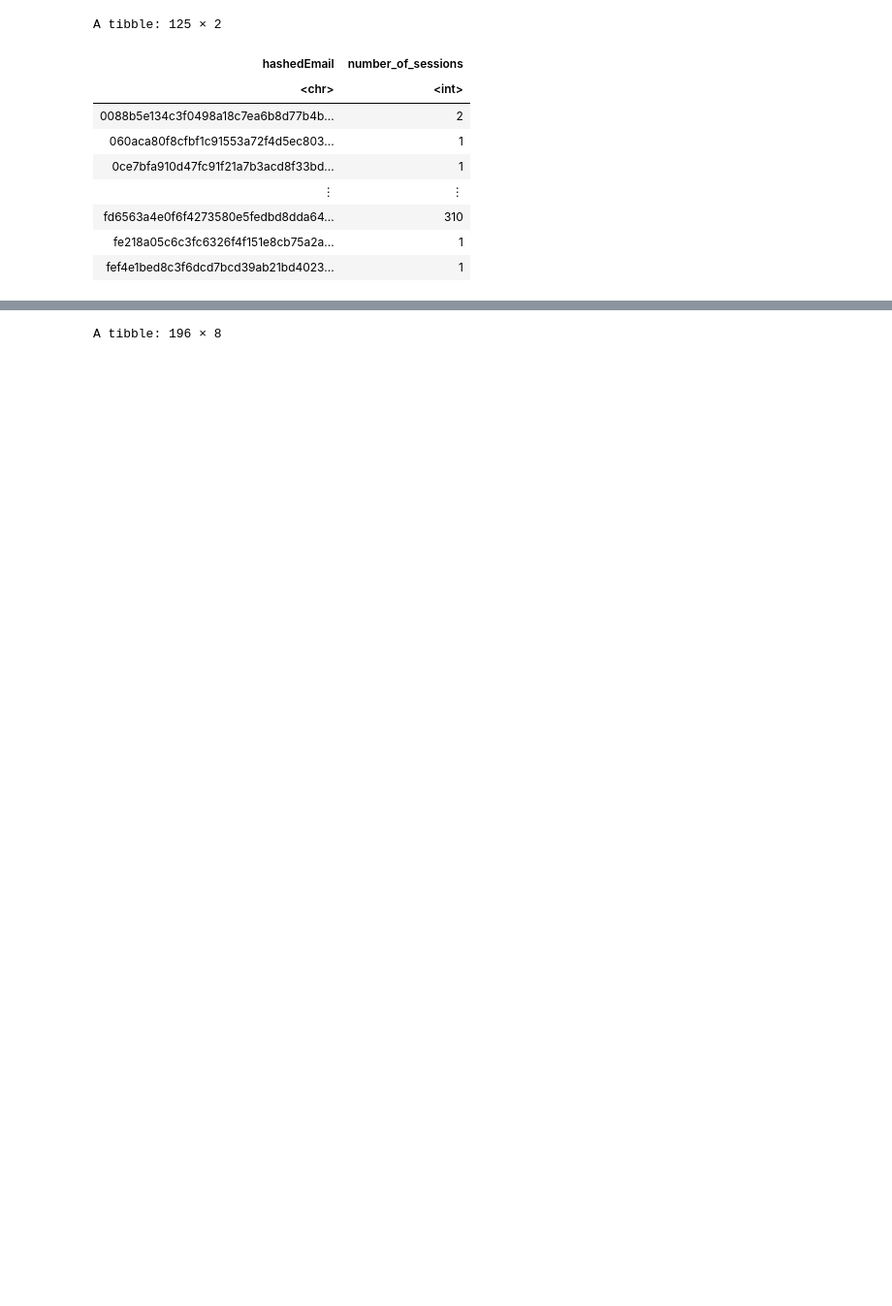
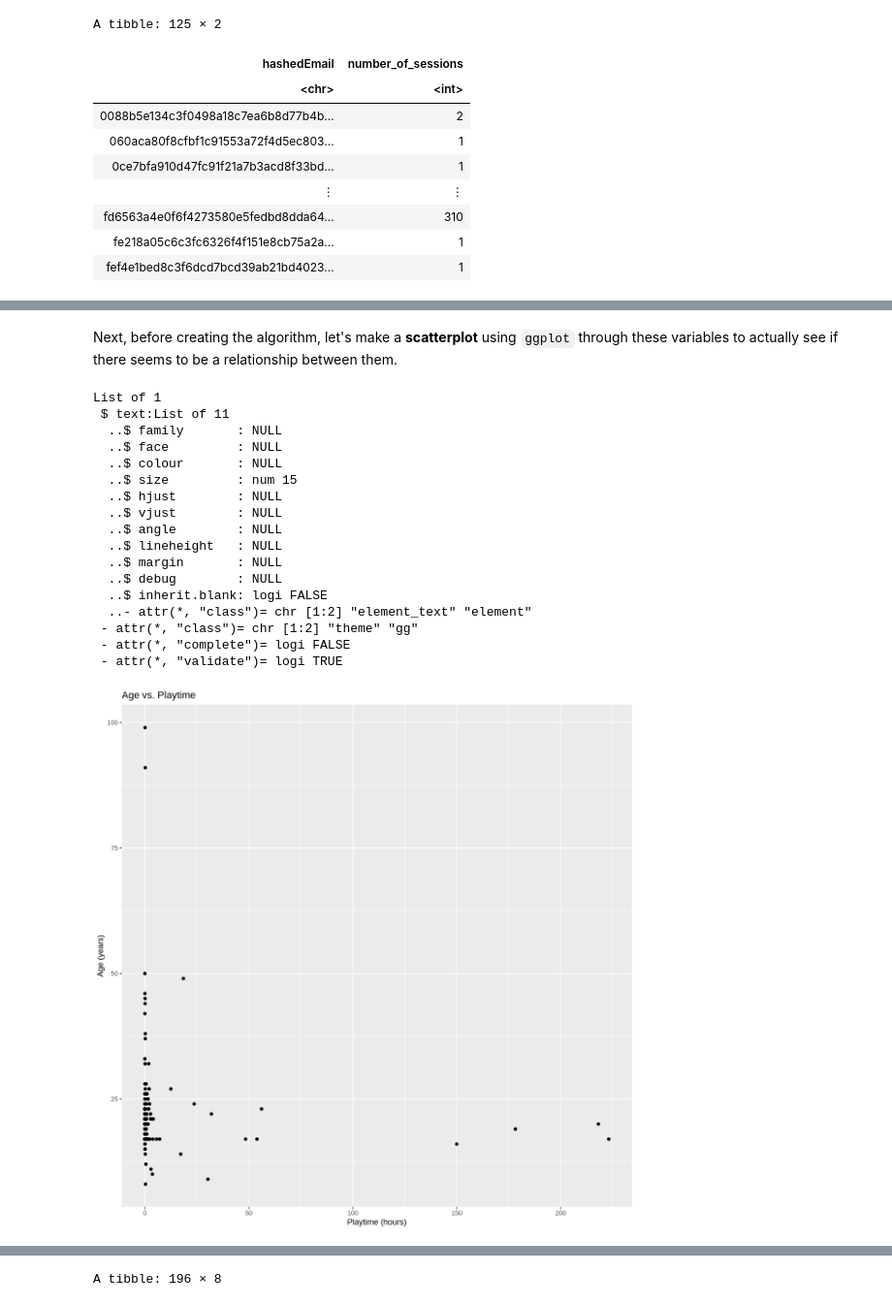
Before and after one commit to Kavisha1141/dsci100_final_project, a Jupyter notebook: project_final_report.ipynb, the cells around one changed output, grey strips where cells are left out. Shown: that part at 97% size. Saved outputs shown, nothing was run; the diff lists cells and outputs as text; code cells hidden in the pictures; blank space fills up the shorter version.

```diff
--- a/project_final_report.ipynb
+++ b/project_final_report.ipynb
@@ -222,3 +211,34 @@ List of 1
 data_split <- initial_split(data, prop = 0.7, strata = age)
 data_training <- training(data_split)
 data_testing <- testing(data_split)
+# %% [markdown]
+Next, before creating the algorithm, let's make a **scatterplot** using `ggplot` through these variables to actually see if there seems to be a relationship between them.
+# %%
+options(repr.plot.width = 10, repr.plot.height = 10)
+age_playtime <- data |>
+ggplot(aes(x = played_hours, y = age)) +
+geom_point() +
+labs(x = "Playtime (hours)", y = "Age (years)") +
+ggtitle("Age vs. Playtime")
+theme(text = element_text(size = 15))
+
+age_playtime
+# %% [output]
+List of 1
+ $ text:List of 11
+  ..$ family       : NULL
+  ..$ face         : NULL
+  ..$ colour       : NULL
+  ..$ size         : num 15
+  ..$ hjust        : NULL
+  ..$ vjust        : NULL
+  ..$ angle        : NULL
+  ..$ lineheight   : NULL
+  ..$ margin       : NULL
+  ..$ debug        : NULL
+  ..$ inherit.blank: logi FALSE
+  ..- attr(*, "class")= chr [1:2] "element_text" "element"
+ - attr(*, "class")= chr [1:2] "theme" "gg"
+ - attr(*, "complete")= logi FALSE
+ - attr(*, "validate")= logi TRUE
+[figure, new version]
```
Also changed, not shown: parts of 19 cells of this notebook.
